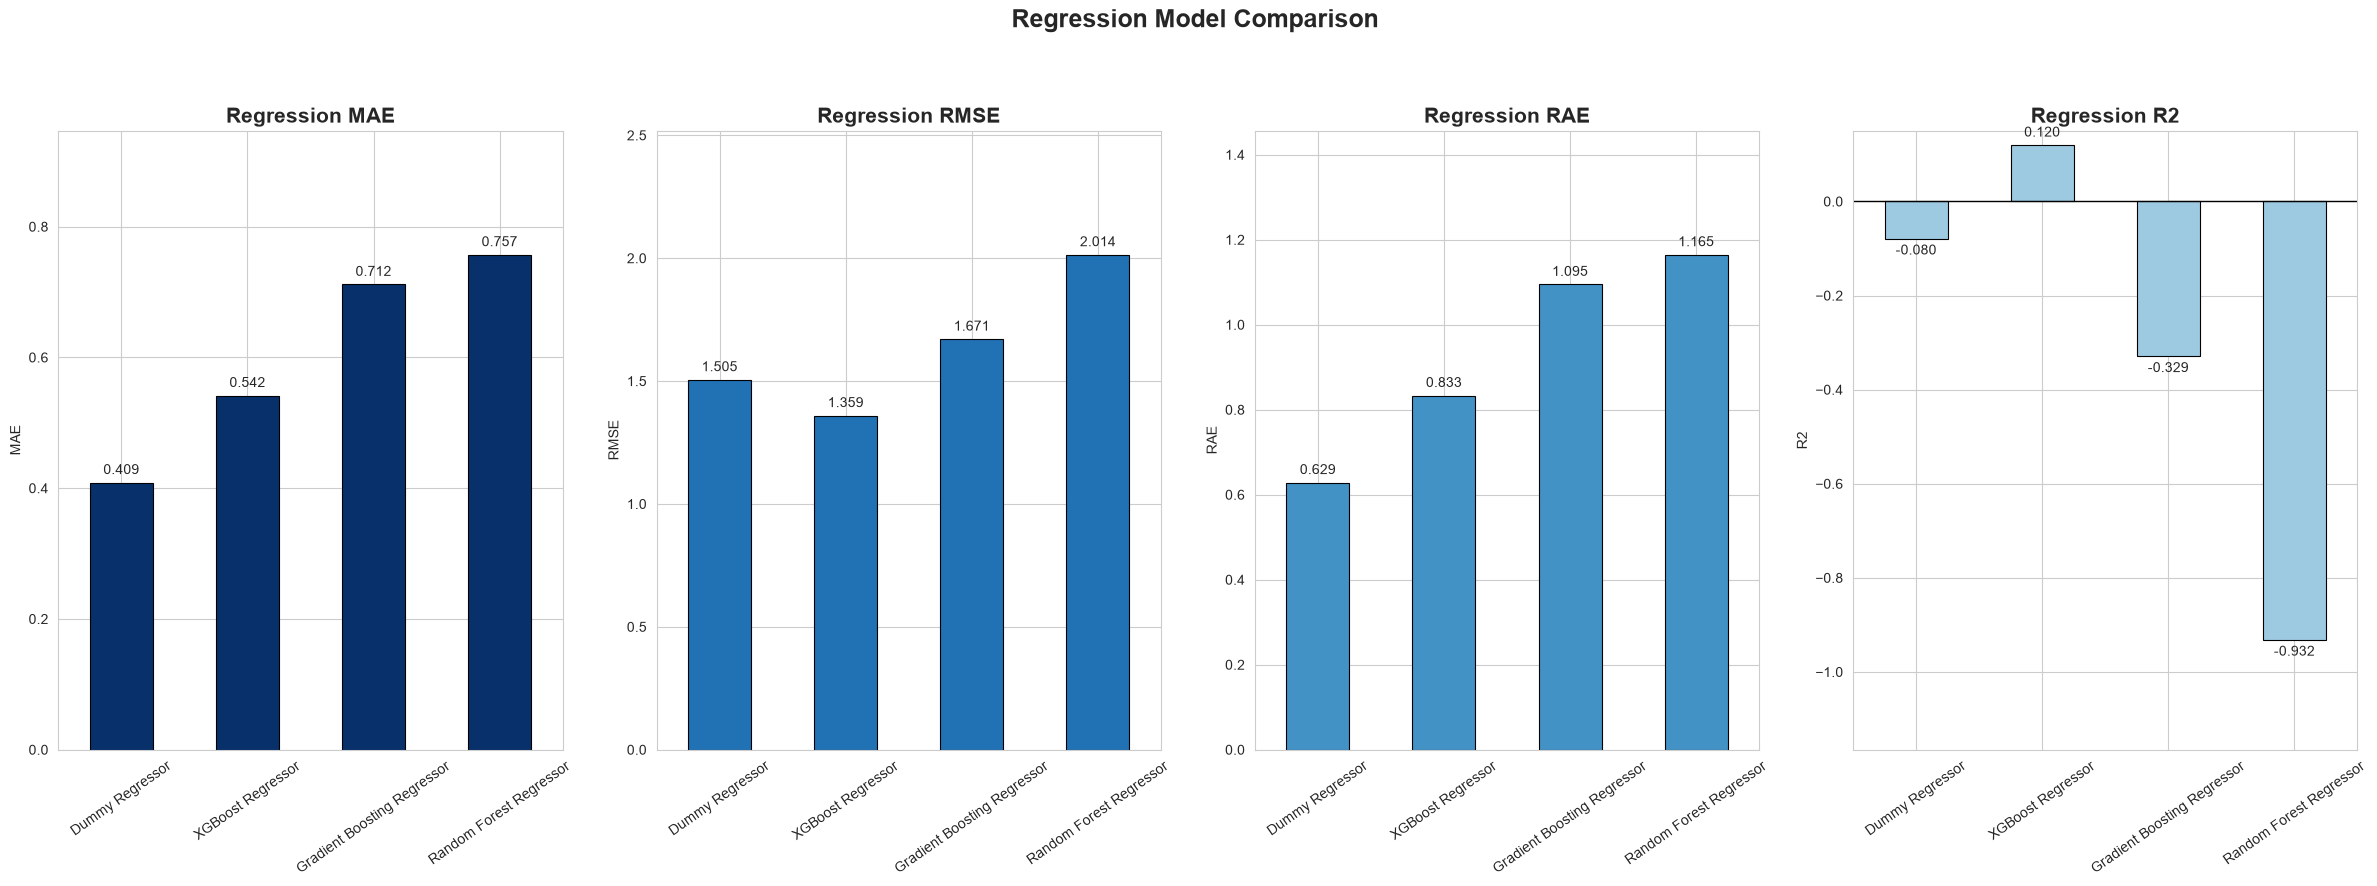
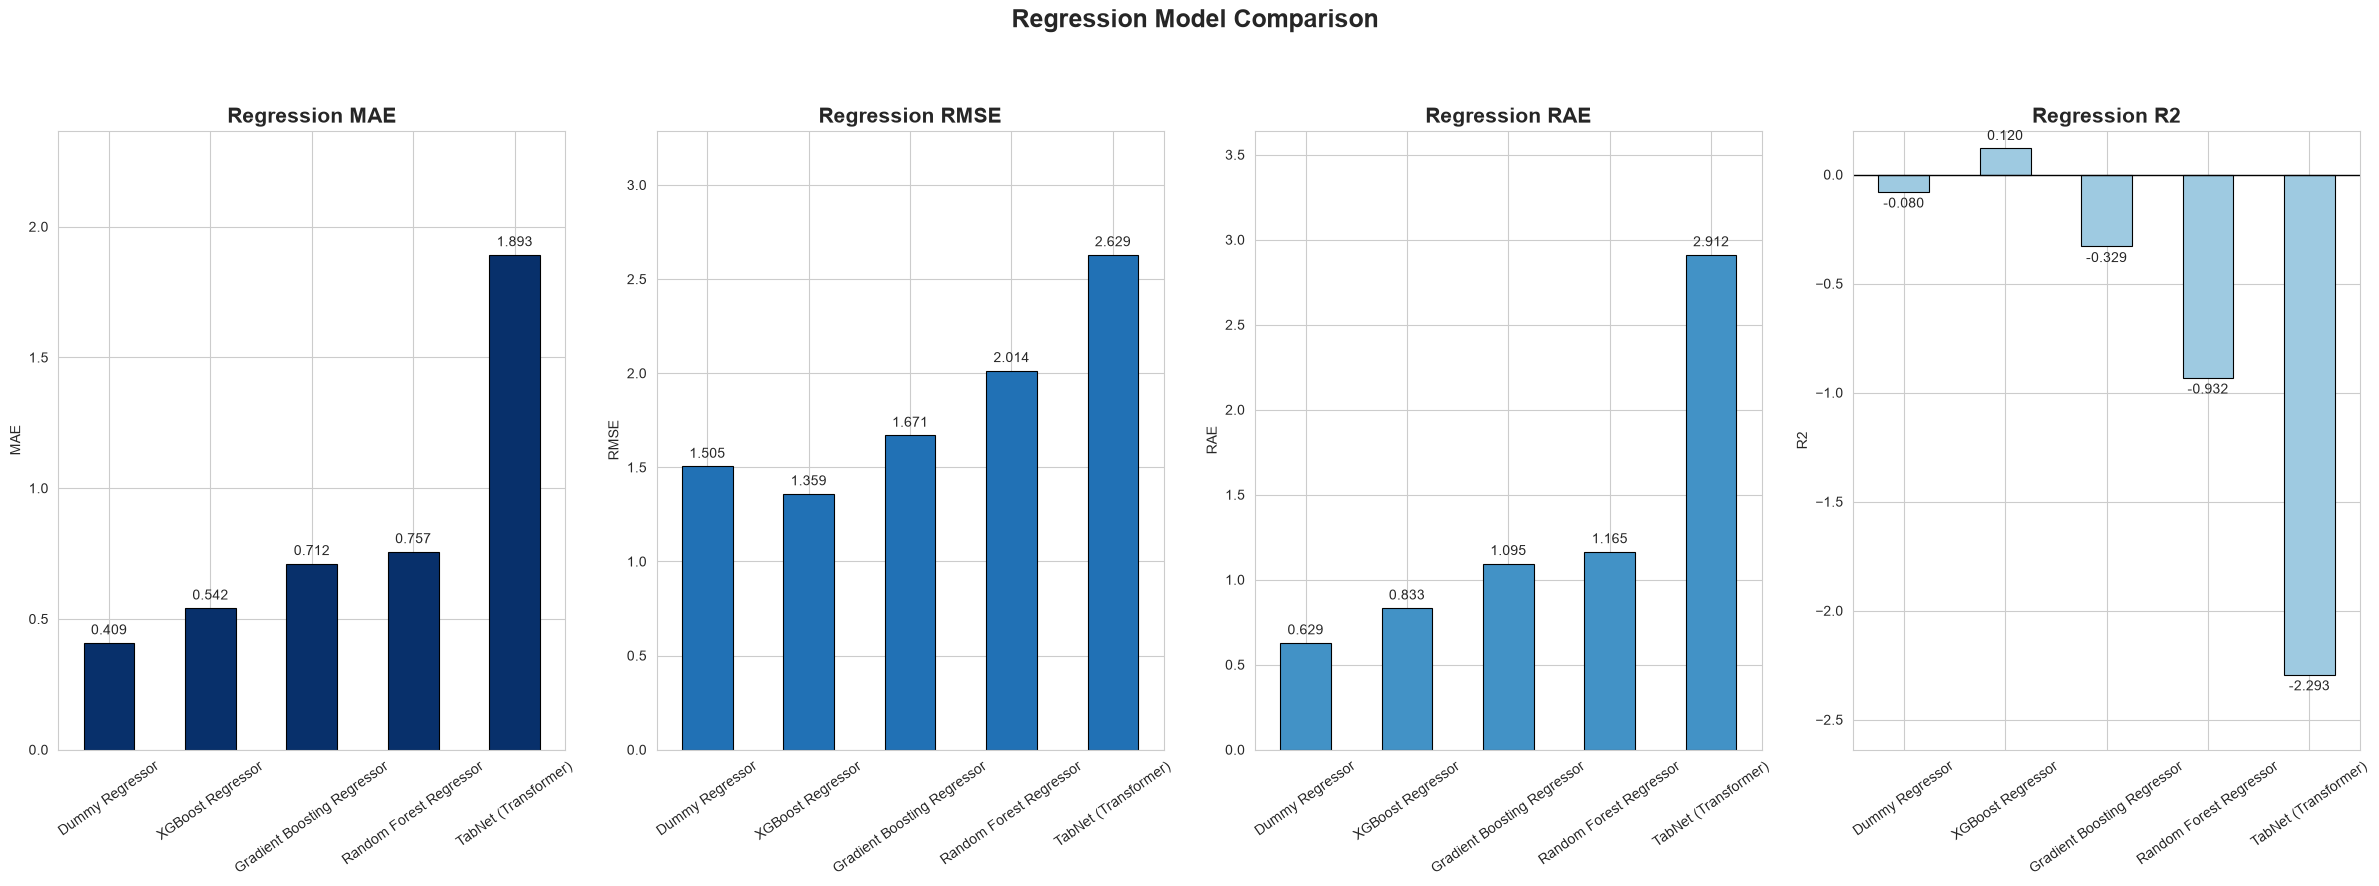
The notebook cell's code change between the first figure and the second:
--- before
+++ after
@@ -1,3 +1,3 @@
-# REGRESSION VISUALISATION
+# REGRESSION VISUALISATION (includes TabNet Transformer via regression_results_df)
 
 fig, axes = plt.subplots(1, 4, figsize=(24, 9))
@@ -28,10 +28,12 @@
     if metric == "R2":
         ax.axhline(0, color="black", linewidth=1)
-        ax.set_ylim(ymin * 1.25 if ymin < 0 else 0, ymax * 1.25 if ymax > 0 else 0.1)
+        ax.set_ylim(ymin * 1.15 if ymin < 0 else 0,
+                    max(ymax * 1.25, 0.2))
     else:
         ax.set_ylim(0, ymax * 1.25)
 
     for container in ax.containers:
-        ax.bar_label(container, fmt="%.3f", fontsize=10, padding=4)
+        ax.bar_label(container, fmt="%.3f", fontsize=10,
+                     padding=4, label_type="edge")
 
 plt.suptitle("Regression Model Comparison", fontsize=18, fontweight="bold")

Commit: Modelling